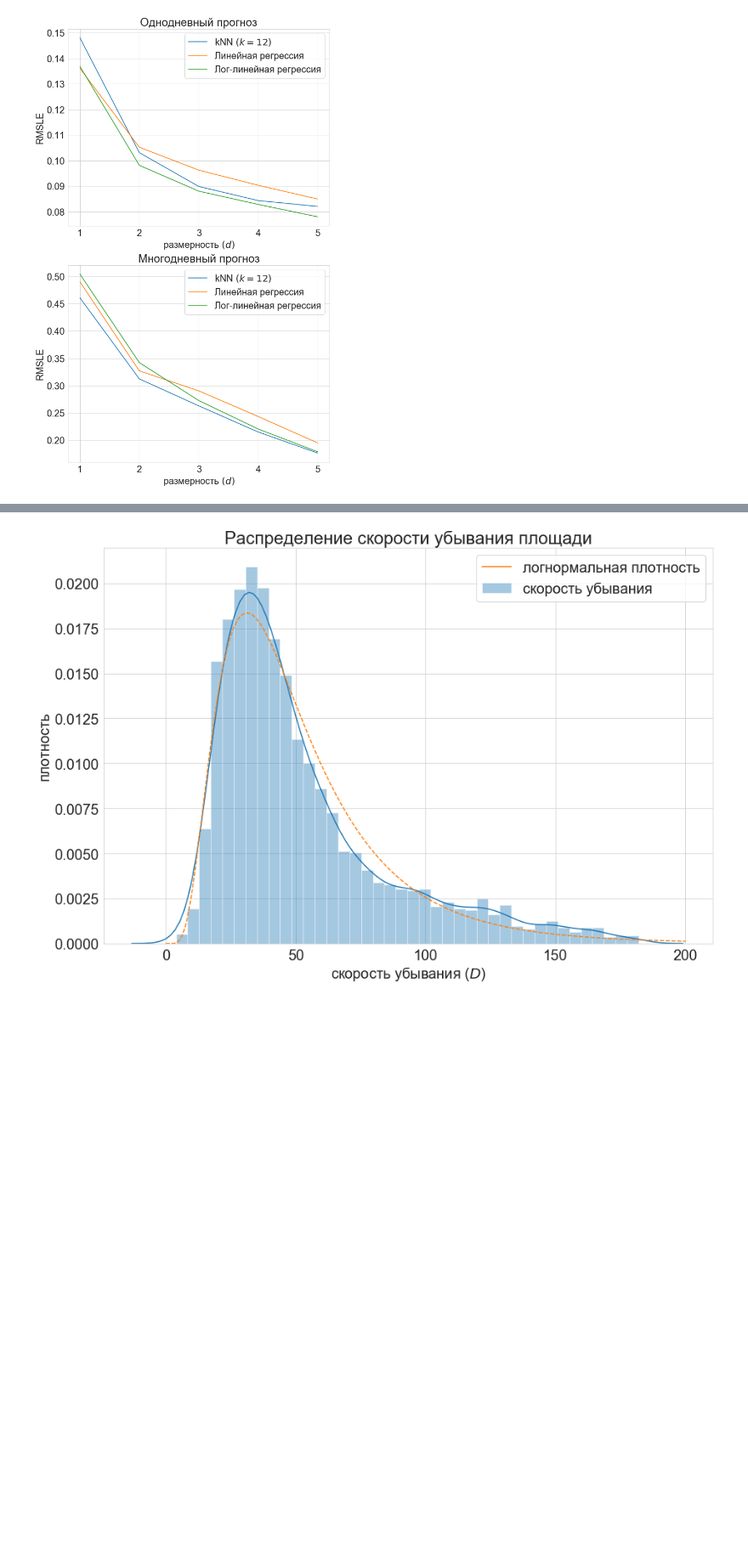
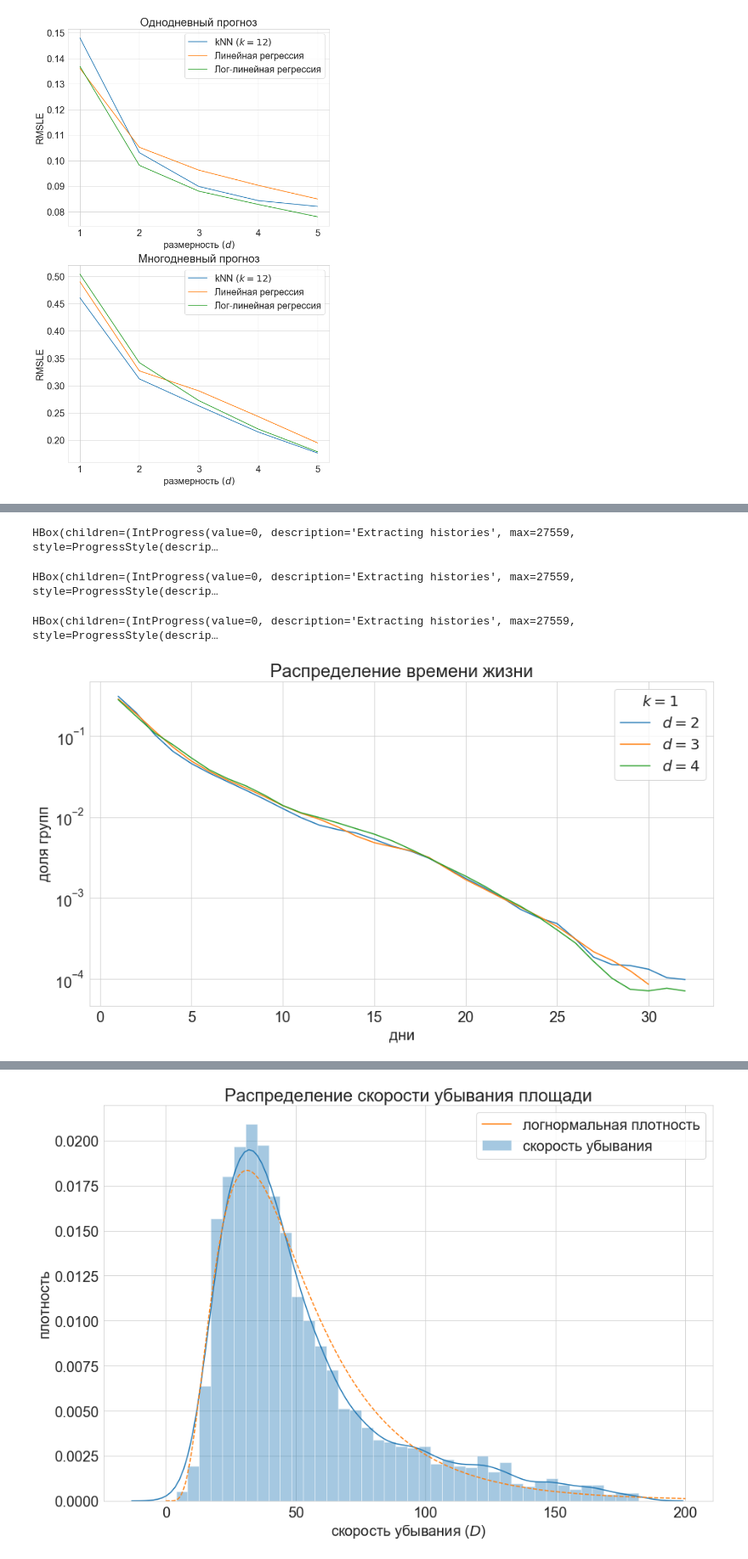
Before and after one commit to isadrtdinov/Solar-Activity, a Jupyter notebook: experiments.ipynb, the cells around one changed output, grey strips where cells are left out. Shown at 85% size. Drawn from its saved outputs; the diff is of its cells as text; code cells hidden in the pictures; blank space fills up the shorter version.

```diff
--- a/experimental.ipynb
+++ b/experiments.ipynb
@@ -701,0 +360,46 @@ $$
+# %%
+histories_to_predict = []
+left_mask = []
+right_mask = []
+# %%
+seq_gen = SequenceGenerator(verbose=True, filter_longitude=60)
+arrays = seq_gen.transform(data, filter_center=False, filter_nan=True, filter_right_edge=True, length=2)
+histories_to_predict.append(arrays[0])
+left_mask.append(arrays[1])
+right_mask.append(arrays[2])
+# %% [output]
+HBox(children=(IntProgress(value=0, description='Extracting histories', max=27559, style=ProgressStyle(descrip…
+# %%
+seq_gen = SequenceGenerator(verbose=True, filter_longitude=60)
+arrays = seq_gen.transform(data, filter_center=False, filter_nan=True, filter_right_edge=True, length=3)
+histories_to_predict.append(arrays[0])
+left_mask.append(arrays[1])
+right_mask.append(arrays[2])
+# %% [output]
+HBox(children=(IntProgress(value=0, description='Extracting histories', max=27559, style=ProgressStyle(descrip…
+# %%
+seq_gen = SequenceGenerator(verbose=True, filter_longitude=60)
+arrays = seq_gen.transform(data, filter_center=False, filter_nan=True, filter_right_edge=True, length=4)
+histories_to_predict.append(arrays[0])
+left_mask.append(arrays[1])
+right_mask.append(arrays[2])
+# %% [output]
+HBox(children=(IntProgress(value=0, description='Extracting histories', max=27559, style=ProgressStyle(descrip…
+# %%
+plt.figure(figsize=(15, 8))
+for i, max_dim in enumerate([2, 3, 4]):
+    lifetimes = lifetime_distr(histories_to_predict[i], left_mask[i], right_mask[i],
+                               max_dim=max_dim, n_neighbors=1)
+    dates = np.arange(1, lifetimes.size + 1)
+    lifetimes = np.exp(gaussian_filter1d(np.log(lifetimes), 1))
+    sns.lineplot(dates, lifetimes, label='$d={}$'.format(max_dim))
+
+plt.yscale('log')
+plt.xlabel('дни')
+plt.ylabel('доля групп')
+plt.legend(title='$k=1$')
+plt.title('Распределение времени жизни')
+plt.savefig('images/lifetime (k=1)')
+plt.show()
+# %% [output]
+[figure, added]
```
Also changed, not shown: parts of 52 cells of this notebook, 14 other files.
